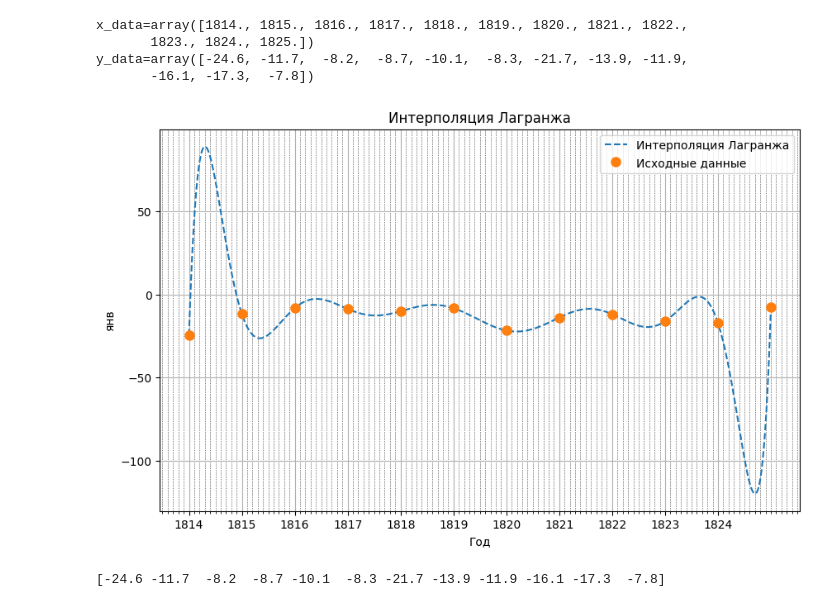
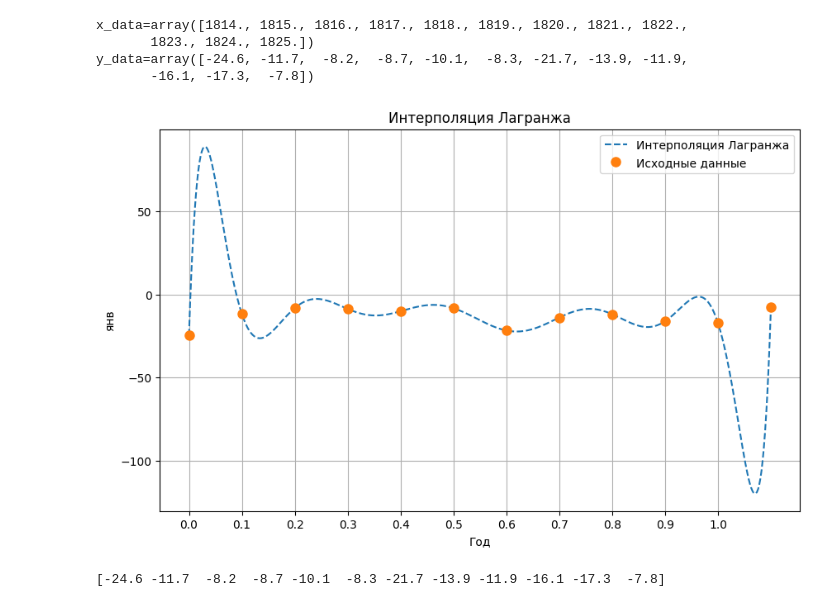
Before and after one commit to SerKin0/IBTS-math-modeling, a Jupyter notebook: Semester_4/Practice/Lesson 5/task_2.ipynb, the cells around one changed output. Drawn from its saved outputs; the diff is of its cells as text; code cells hidden in the pictures.

```diff
--- a/Semester_4/Practice/Lesson 5/task_2.ipynb
+++ b/Semester_4/Practice/Lesson 5/task_2.ipynb
@@ -99,23 +99,23 @@ y_data=array([-24.6, -11.7,  -8.2,  -8.7, -10.1,  -8.3, -21.7, -13.9, -11.9,
 # %%
 x_smooth = np.linspace(min(x_data), max(x_data), 500)
 y_smooth = [lagrange_interpolation(x, x_data, y_data) for x in x_smooth]
 
 plt.figure(figsize=(10, 6))
 ax = plt.gca()
-ax.xaxis.set_minor_locator(MultipleLocator(0.1))
+# ax.xaxis.set_minor_locator(MultipleLocator(0.1))
 plt.grid(True, which="minor", linestyle=":", linewidth=0.5, color="black")
 
 plt.plot(x_smooth, y_smooth, "--", label="Интерполяция Лагранжа")
 plt.plot(x_data, y_data, "o", label="Исходные данные", markersize=8)
-plt.xticks(np.arange(x_data[0], x_data[-1], 1))
+plt.xticks(np.arange(x_data[0], x_data[-1], 1), [i / 10 for i in range(x_data.shape[0]-1)])
 
 plt.xlabel(headers[cols[0]])
 plt.ylabel(headers[cols[1]])
 plt.title("Интерполяция Лагранжа")
 plt.legend()
 plt.grid(True)
 plt.show()
 print(y_data)
 # %% [output]
-[figure, old version]
+[figure, new version]
 [-24.6 -11.7  -8.2  -8.7 -10.1  -8.3 -21.7 -13.9 -11.9 -16.1 -17.3  -7.8]
```
Also changed, not shown: 6 other files.
